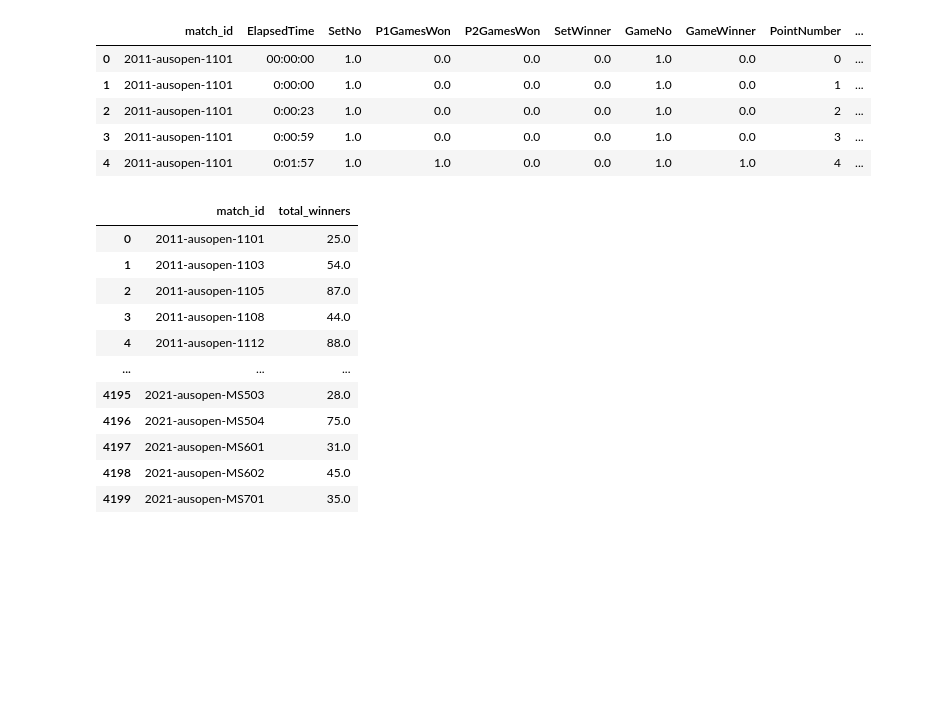
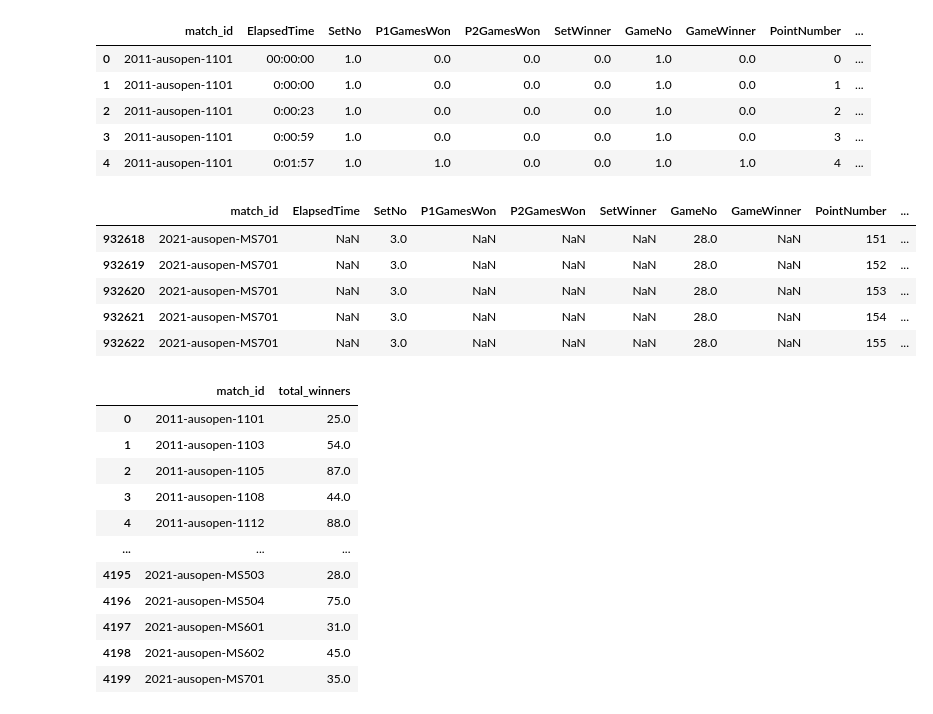
Before and after one commit to ryanhilber93/professional-tennis-capstone, a Jupyter notebook: professional_tennis_notebook.ipynb, the cells around one changed output. Saved outputs shown, nothing was run; the diff lists cells and outputs as text; code cells hidden in the pictures; blank space fills up the shorter version.

```diff
--- a/professional_tennis_notebook.ipynb
+++ b/professional_tennis_notebook.ipynb
@@ -465,6 +465,15 @@ atp_points.head()
 | 2 | 2011-ausopen-1101 | 0:00:23 | 1.0 | 0.0 | 0.0 | 0.0 | 1.0 | 0.0 | 2 | ... |
 | 3 | 2011-ausopen-1101 | 0:00:59 | 1.0 | 0.0 | 0.0 | 0.0 | 1.0 | 0.0 | 3 | ... |
 | 4 | 2011-ausopen-1101 | 0:01:57 | 1.0 | 1.0 | 0.0 | 0.0 | 1.0 | 1.0 | 4 | ... |
+# %%
+atp_points.tail()
+# %% [output]
+|  | match_id | ElapsedTime | SetNo | P1GamesWon | P2GamesWon | SetWinner | GameNo | GameWinner | PointNumber | ... |
+| 932618 | 2021-ausopen-MS701 | NaN | 3.0 | NaN | NaN | NaN | 28.0 | NaN | 151 | ... |
+| 932619 | 2021-ausopen-MS701 | NaN | 3.0 | NaN | NaN | NaN | 28.0 | NaN | 152 | ... |
+| 932620 | 2021-ausopen-MS701 | NaN | 3.0 | NaN | NaN | NaN | 28.0 | NaN | 153 | ... |
+| 932621 | 2021-ausopen-MS701 | NaN | 3.0 | NaN | NaN | NaN | 28.0 | NaN | 154 | ... |
+| 932622 | 2021-ausopen-MS701 | NaN | 3.0 | NaN | NaN | NaN | 28.0 | NaN | 155 | ... |
 # %%
 atp_winners_by_match = atp_points.groupby('match_id')['total_winners'].sum()
 atp_winners_by_match_df = atp_winners_by_match.to_frame().reset_index()
```
Also changed, not shown: parts of 22 cells of this notebook.
